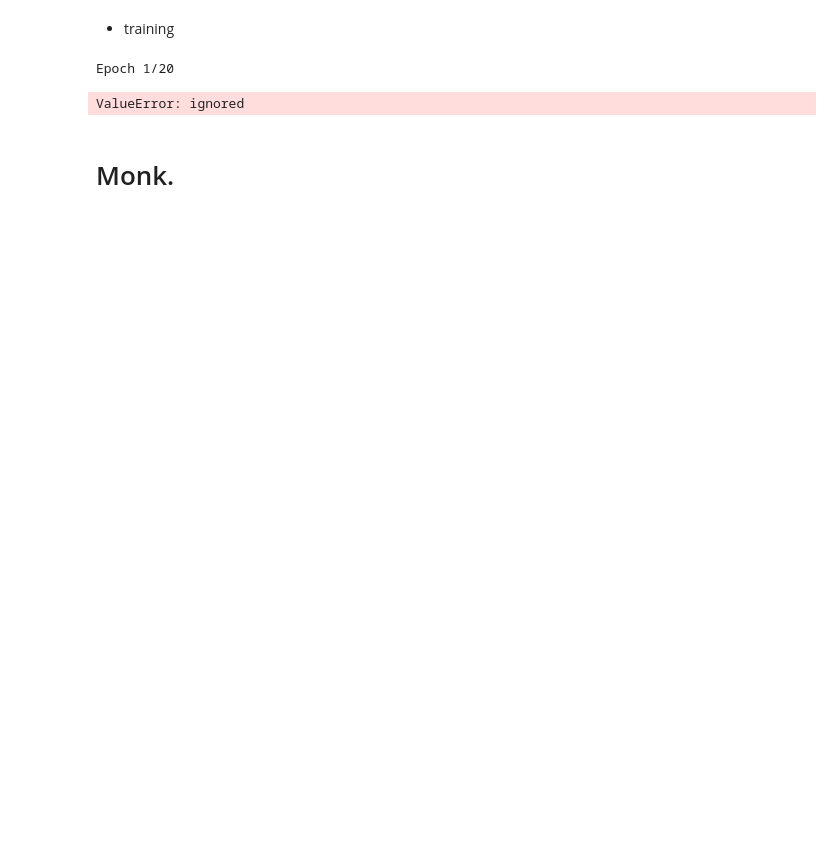
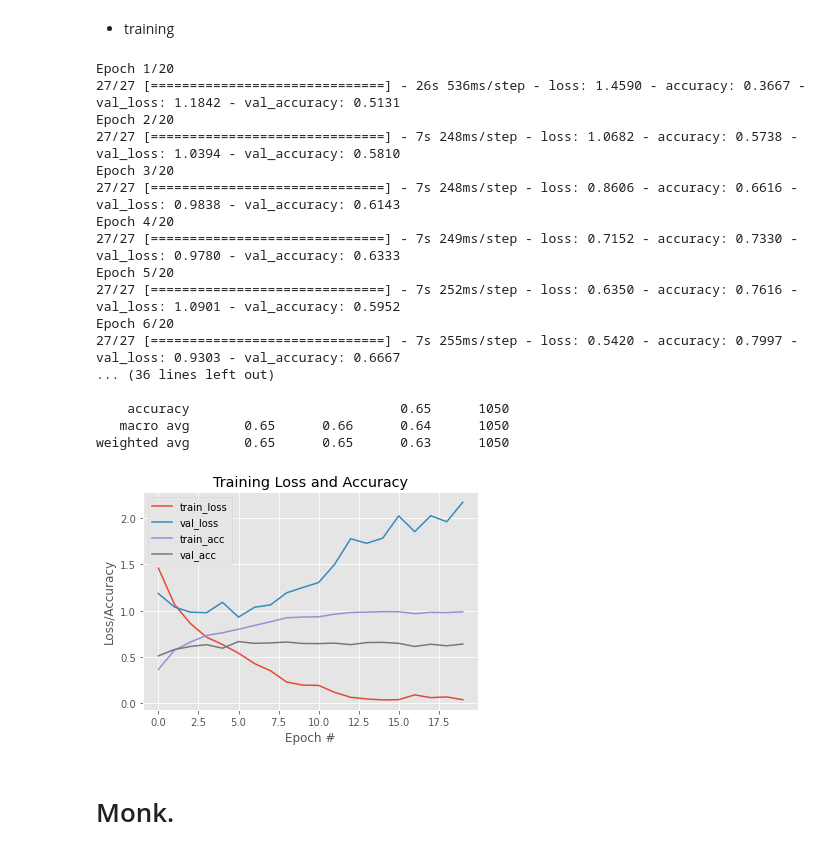
Before and after one commit to albertovpd/viu_tfm-deep_vision_classification, a Jupyter notebook: src/TFM_real_state_deep_vision.ipynb, the cells around one changed output. Cells and saved outputs as stored; diff of their text form; code cells hidden in the pictures; blank space fills up the shorter version.

```diff
--- a/src/TFM_real_state_deep_vision.ipynb
+++ b/src/TFM_real_state_deep_vision.ipynb
@@ -119,9 +140,11 @@ y_test:  (1050, 5)
 # %% [markdown]
 ## VVG19
 # %%
+#Defining the VGG Convolutional Neural Net
 from tensorflow.keras.applications import VGG19
 
-base_model_vgg = VGG19(weights = 'imagenet', include_top = False, input_shape = (128,128,3))
+base_model_vgg = VGG19(include_top = False, weights = 'imagenet', input_shape = (128,128,3),
+                       classes= y_train.shape[1]) # <= IMP
 base_model_vgg.summary()
 # %% [output]
 Model: "vgg19"
@@ -176,0 +189,12 @@ _________________________________________________________________
+# %%
+#Adding the Dense layers along with activation and batch normalization
+pre_trained_model_vgg.add(Dense(1024,activation=('relu'),input_dim=512))
+pre_trained_model_vgg.add(Dense(512,activation=('relu')))
+pre_trained_model_vgg.add(Dense(256,activation=('relu')))
+pre_trained_model_vgg.add(Dropout(.3))
+pre_trained_model_vgg.add(Dense(128,activation=('relu')))
+#model.add(Dropout(.2))
+pre_trained_model_vgg.add(Dense(5,activation=('softmax')))
+
+#Checking the final model summary
+pre_trained_model_vgg.summary()
@@ -179,30 +221,46 @@ _________________________________________________________________
 # %%
 # compiling
 pre_trained_model_vgg.compile(loss = "categorical_crossentropy", optimizer = Adam(learning_rate = 0.0005, decay=0, beta_1 = 0.9, beta_2 = 0.999, epsilon = 1e-08), metrics = ["accuracy"])
 
 # training
 vgg_pre = pre_trained_model_vgg.fit(x_train, y_train, batch_size=128, epochs=20, validation_split=0.2)
 
 # saving model
 pre_trained_model_vgg.save(output_folder+"vgg19-1.h5")
 
 # evaluatino
 print("[INFO]: Evaluando el modelo...")
-predictions = pre_trained_model_vgg.predict(testX, batch_size=128)
-print(classification_report(testY.argmax(axis=1), predictions.argmax(axis=1), target_names = y))
+predictions = pre_trained_model_vgg.predict(x_test, batch_size=128)
+print(classification_report(y_test.argmax(axis=1), predictions.argmax(axis=1), target_names = y))
 
 # plots
 plt.style.use("ggplot")
 plt.figure()
-plt.plot(np.arange(0, 20), vgg_pre.history["loss"], label="train_loss")
-plt.plot(np.arange(0, 20), vgg_pre.history["val_loss"], label="val_loss")
+plt.plot(np.arange(0, 20), vgg_pre.history["loss"], label="train_loss")   # cross-entropy loss for the training dataset
+plt.plot(np.arange(0, 20), vgg_pre.history["val_loss"], label="val_loss") # loss on the validation dataset
 plt.plot(np.arange(0, 20), vgg_pre.history["accuracy"], label="train_acc")
 plt.plot(np.arange(0, 20), vgg_pre.history["val_accuracy"], label="val_acc")
 plt.title("Training Loss and Accuracy")
 plt.xlabel("Epoch #")
 plt.ylabel("Loss/Accuracy")
 plt.legend()
 plt.show()
 # %% [output]
 Epoch 1/20
+27/27 [==============================] - 26s 536ms/step - loss: 1.4590 - accuracy: 0.3667 - val_loss: 1.1842 - val_accuracy: 0.5131
+Epoch 2/20
+27/27 [==============================] - 7s 248ms/step - loss: 1.0682 - accuracy: 0.5738 - val_loss: 1.0394 - val_accuracy: 0.5810
+Epoch 3/20
+27/27 [==============================] - 7s 248ms/step - loss: 0.8606 - accuracy: 0.6616 - val_loss: 0.9838 - val_accuracy: 0.6143
+Epoch 4/20
+27/27 [==============================] - 7s 249ms/step - loss: 0.7152 - accuracy: 0.7330 - val_loss: 0.9780 - val_accuracy: 0.6333
+Epoch 5/20
+27/27 [==============================] - 7s 252ms/step - loss: 0.6350 - accuracy: 0.7616 - val_loss: 1.0901 - val_accuracy: 0.5952
+Epoch 6/20
+27/27 [==============================] - 7s 255ms/step - loss: 0.5420 - accuracy: 0.7997 - val_loss: 0.9303 - val_accuracy: 0.6667
+... (36 lines left out)
+
+    accuracy                           0.65      1050
+   macro avg       0.65      0.66      0.64      1050
+weighted avg       0.65      0.65      0.63      1050
-ValueError: ignored
+[figure, added]
```
Also changed, not shown: parts of 10 cells of this notebook.
